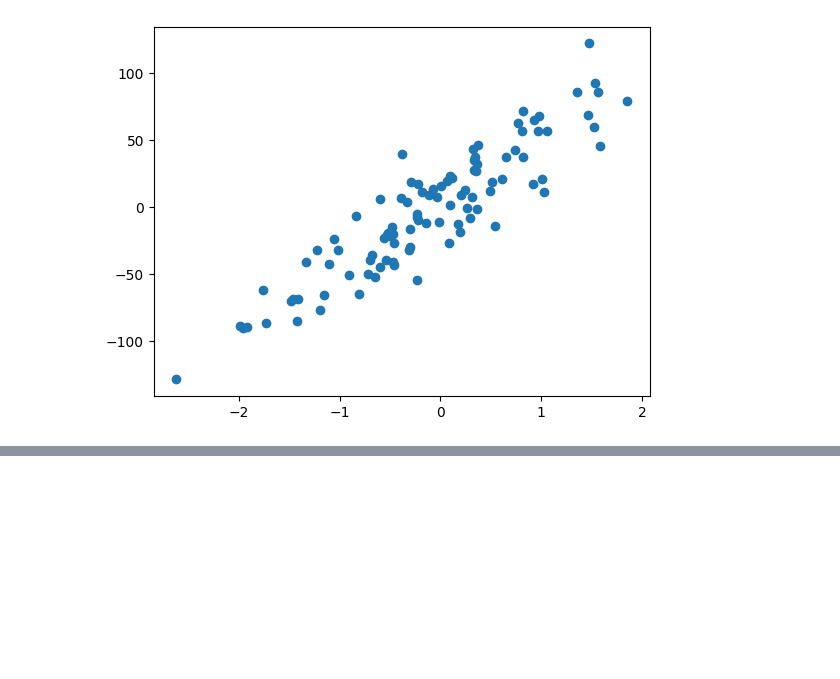
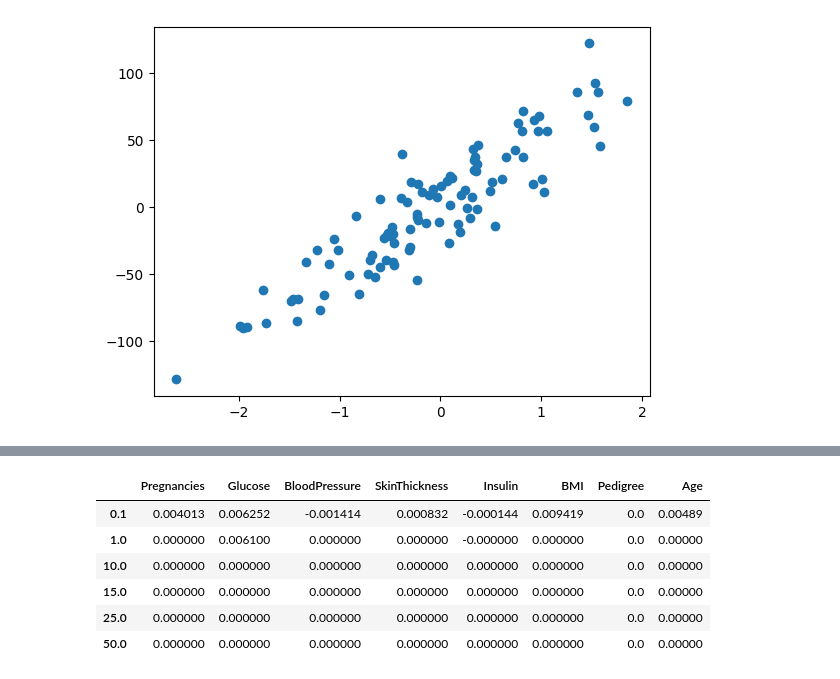
Before and after one commit to AyushDevadiga1/Machine-Learning, a Jupyter notebook: LassoRegression.ipynb, the cells around one changed output, grey strips where cells are left out. Drawn from its saved outputs; the diff is of its cells as text; code cells hidden in the pictures; blank space fills up the shorter version.

Commit message:
Sparsity in Lasso regression

```diff
--- a/LassoRegression.ipynb
+++ b/LassoRegression.ipynb
@@ -105,0 +114,2 @@ plt.show()
+# %%
+df = pd.read_csv('diabetes.csv')
@@ -105,0 +125,28 @@ plt.show()
+# %%
+X,y = df.drop(columns=['Outcome']),df['Outcome']
+# %%
+X_train,X_test,y_train,y_test = train_test_split(X,y,test_size=0.2) # Splitting the dataset
+# %%
+alphas = [0.1 , 1 , 10 , 15 , 25, 50] # Test values of alpha
+weights = []
+# plt.figure(figsize=(15,7))
+
+for alpha in alphas:
+    las = Lasso(alpha=alpha) # Instantiation with current alpha value
+    las.fit(X_train,y_train) # Fit the training set
+    y_pred_las = las.predict(X_test) # Predict using Lasso model
+    weights.append(las.coef_)
+weights_df = pd.DataFrame(weights,columns=df.drop(columns=['Outcome']).columns,index=alphas)
+# plt.legend()
+# plt.show()
+# %%
+weights_df # This is the weights and how they are updated as the value of alpha increases
+# Note every value becomes 0 as the alpha increases this is sparsity
+# %% [output]
+|  | Pregnancies | Glucose | BloodPressure | SkinThickness | Insulin | BMI | Pedigree | Age |
+| 0.1 | 0.004013 | 0.006252 | -0.001414 | 0.000832 | -0.000144 | 0.009419 | 0.0 | 0.00489 |
+| 1.0 | 0.000000 | 0.006100 | 0.000000 | 0.000000 | -0.000000 | 0.000000 | 0.0 | 0.00000 |
+| 10.0 | 0.000000 | 0.000000 | 0.000000 | 0.000000 | 0.000000 | 0.000000 | 0.0 | 0.00000 |
+| 15.0 | 0.000000 | 0.000000 | 0.000000 | 0.000000 | 0.000000 | 0.000000 | 0.0 | 0.00000 |
+| 25.0 | 0.000000 | 0.000000 | 0.000000 | 0.000000 | 0.000000 | 0.000000 | 0.0 | 0.00000 |
+| 50.0 | 0.000000 | 0.000000 | 0.000000 | 0.000000 | 0.000000 | 0.000000 | 0.0 | 0.00000 |
```
Also changed, not shown: parts of 9 cells of this notebook.
